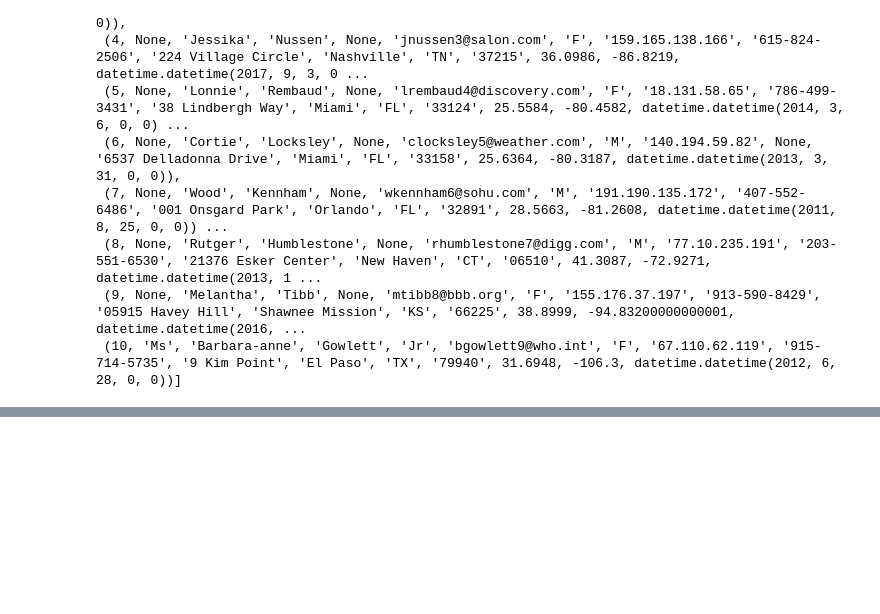
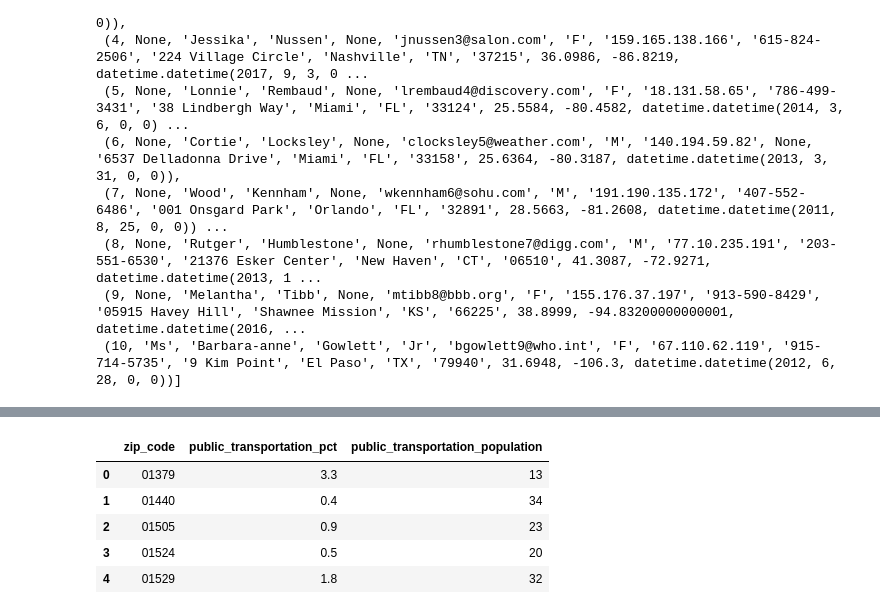
Before and after one commit to karthik-44/SQL-for-data-analytics, a Jupyter notebook: chapter06/chap06.ipynb, the cells around one changed output, grey strips where cells are left out. Cells and saved outputs as stored; diff of their text form; code cells hidden in the pictures; blank space fills up the shorter version.

```diff
--- a/chapter06/chap06.ipynb
+++ b/chapter06/chap06.ipynb
@@ -77,0 +103,9 @@ df_customers = pd.read_sql_table('customers',engine)
+# %%
+public_transport.head()
+# %% [output]
+|  | zip_code | public_transportation_pct | public_transportation_population |
+| 0 | 01379 | 3.3 | 13 |
+| 1 | 01440 | 0.4 | 34 |
+| 2 | 01505 | 0.9 | 23 |
+| 3 | 01524 | 0.5 | 20 |
+| 4 | 01529 | 1.8 | 32 |
```
Also changed, not shown: parts of 25 cells of this notebook.
